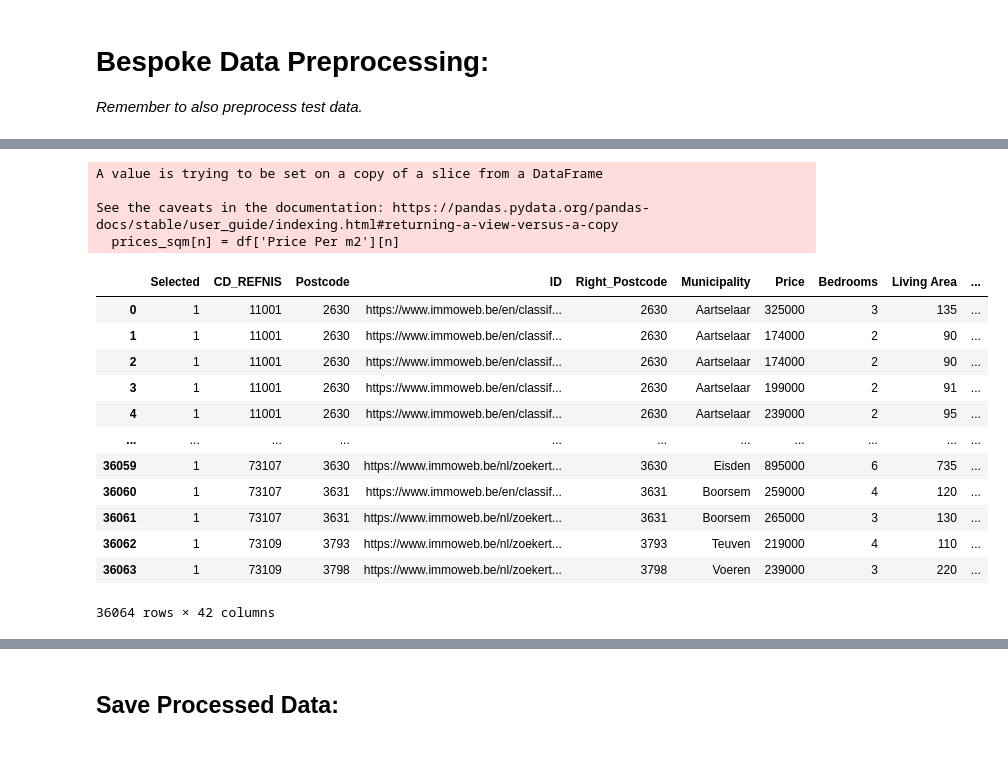
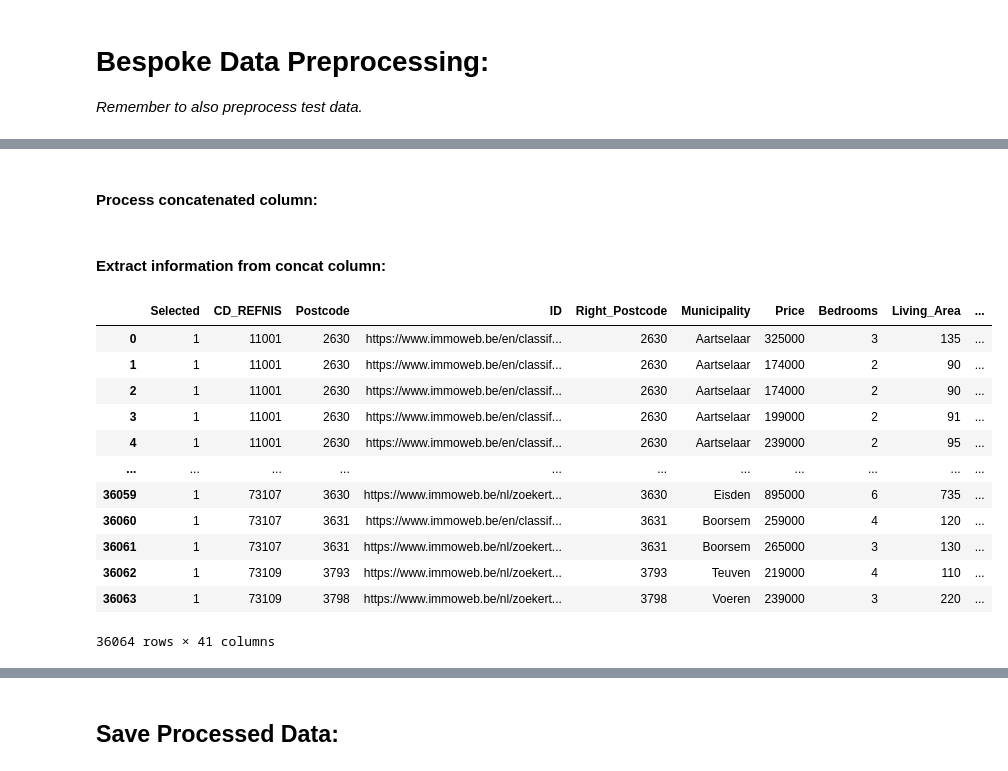
Before and after one commit to krystofmincevey/eyft, a Jupyter notebook: notebooks/data_processing.ipynb, the cells around one changed output, grey strips where cells are left out. Drawn from its saved outputs; the diff is of its cells as text; code cells hidden in the pictures.

Commit message:
Reformed pre_processing code and implemented unit tests

```diff
--- a/notebooks/data_processing.ipynb
+++ b/notebooks/data_processing.ipynb
@@ -118,25 +113,23 @@ df.rename(columns=dutch_col2eng_col, inplace=True)
+# %%
+df['Right_Postcode'] = df['Right_Postcode'].astype(str)
+df['Address'] = df[['Street', 'Province', 'Right_Postcode']].agg(','.join, axis=1)
+# %% [markdown]
+#### Process concatenated column:
 # %%
-# Clean and translate the concat info
-texts = []
-for text in df.Concat_information:
-    text = text.replace('â\x82¬',' ').replace('â',' ').replace('¬',' ').replace('Â','').replace(',',' , ').replace('\n',' , ')
-    text = re.sub(" +"," ",text)
-    text = text.strip()
-    texts.append(text)
-df['Concat_information'] = texts
+concat_col = "Concat_information"
+
+mapper = {
+    'â\x82¬': ' ',
+    'â': ' ',
+    '¬': ' ',
+    'Â': '',
+    ',': ' , ',
+    '\n':' , ',
+}
+
+df[concat_col] = df[concat_col].apply(lambda x: process_str(x, mapper))
-# %%
-# Create a unified price per sqm variable
-prices_sqm = df['Updated Price Per m2']
-condition = prices_sqm.isnull()
-for n in range(len(prices_sqm)):
-    if condition[n]:
-        prices_sqm[n] = df['Price Per m2'][n]
-df['Price_sqm'] = prices_sqm
-# %% [output]
-A value is trying to be set on a copy of a slice from a DataFrame
-
-See the caveats in the documentation: https://pandas.pydata.org/pandas-docs/stable/user_guide/indexing.html#returning-a-view-versus-a-copy
-  prices_sqm[n] = df['Price Per m2'][n]
+# %% [markdown]
+#### Extract information from concat column:
 # %%
 double_glaze_values = []
 double_glaze = []
@@ -146,7 +139,9 @@ isolated_values = []
 isolated = []
 solar_panel_values = []
 solar_panel = []
-for text in df['Concat_information']:
+
+for text in df[concat_col]:
+
     text = text.lower()
     # Double glazing
     text_aux = 'n'
@@ -161,6 +156,7 @@ for text in df['Concat_information']:
         double_glaze.append('1')
     else:
         double_glaze.append('0')
+
     # Basement
     text_aux = 'n'
     if 'basement' in text:
@@ -174,6 +170,7 @@ for text in df['Concat_information']:
         basement.append('1')
     else:
         basement.append('0')
+
     # Isolated
     text_aux = 'n'
     if 'isolated' in text:
@@ -187,6 +184,7 @@ for text in df['Concat_information']:
         isolated.append('1')
     else:
         isolated.append('0')
+
     # Solar panel
     text_aux = 'n'
     if 'solar panel' in text:
@@ -200,14 +198,15 @@ for text in df['Concat_information']:
         solar_panel.append('1')
     else:
         solar_panel.append('0')
-df['Double_glaze'] = double_glaze
+
+df['Double_Glaze'] = double_glaze
 df['Basement'] = basement
 df['Isolated'] = isolated
-df['Solar_panel'] = solar_panel
+df['Solar_Panel'] = solar_panel
 # %%
-df
+display(df)
 # %% [output]
-|  | Selected | CD_REFNIS | Postcode | ID | Right_Postcode | Municipality | Price | Bedrooms | Living Area | ... |
+|  | Selected | CD_REFNIS | Postcode | ID | Right_Postcode | Municipality | Price | Bedrooms | Living_Area | ... |
 | 0 | 1 | 11001 | 2630 | https://www.immoweb.be/en/classif... | 2630 | Aartselaar | 325000 | 3 | 135 | ... |
 | 1 | 1 | 11001 | 2630 | https://www.immoweb.be/en/classif... | 2630 | Aartselaar | 174000 | 2 | 90 | ... |
 | 2 | 1 | 11001 | 2630 | https://www.immoweb.be/en/classif... | 2630 | Aartselaar | 174000 | 2 | 90 | ... |
@@ -219,4 +218,4 @@ df
 | 36061 | 1 | 73107 | 3631 | https://www.immoweb.be/nl/zoekert... | 3631 | Boorsem | 265000 | 3 | 130 | ... |
 | 36062 | 1 | 73109 | 3793 | https://www.immoweb.be/nl/zoekert... | 3793 | Teuven | 219000 | 4 | 110 | ... |
 | 36063 | 1 | 73109 | 3798 | https://www.immoweb.be/nl/zoekert... | 3798 | Voeren | 239000 | 3 | 220 | ... |
-36064 rows × 42 columns
+36064 rows × 41 columns
```
Also changed, not shown: parts of 23 cells of this notebook, 5 other files.
